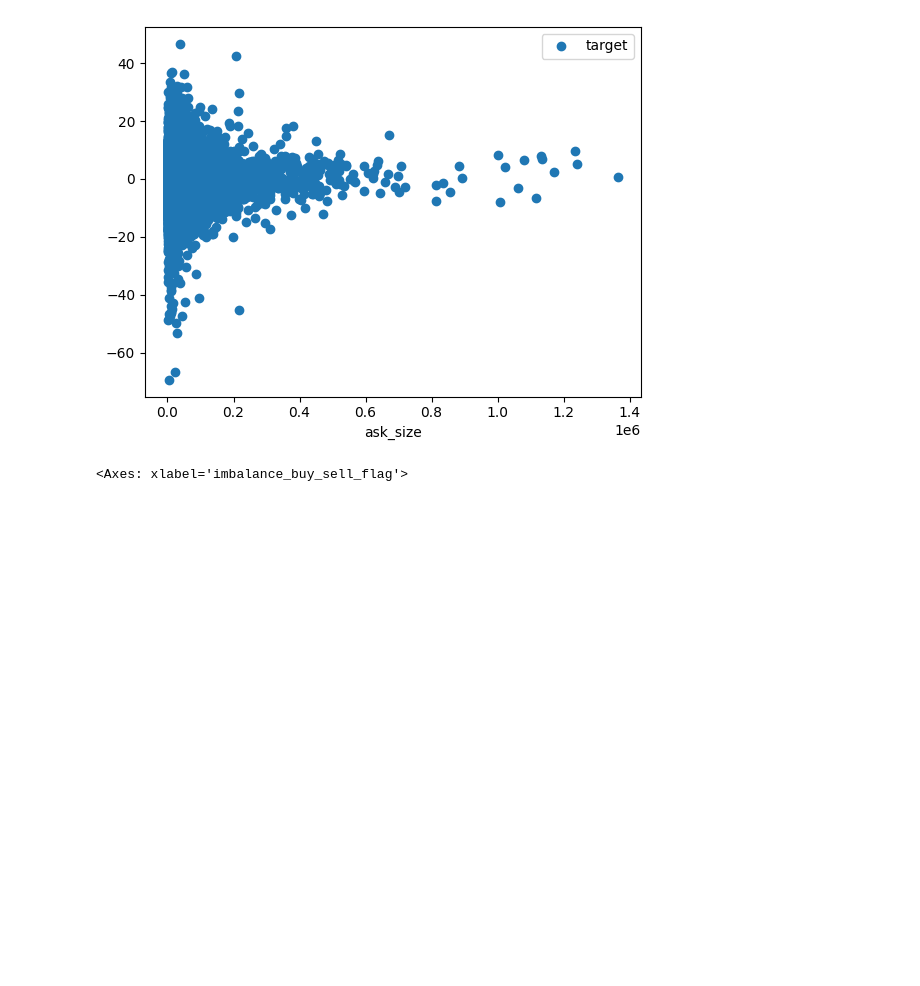
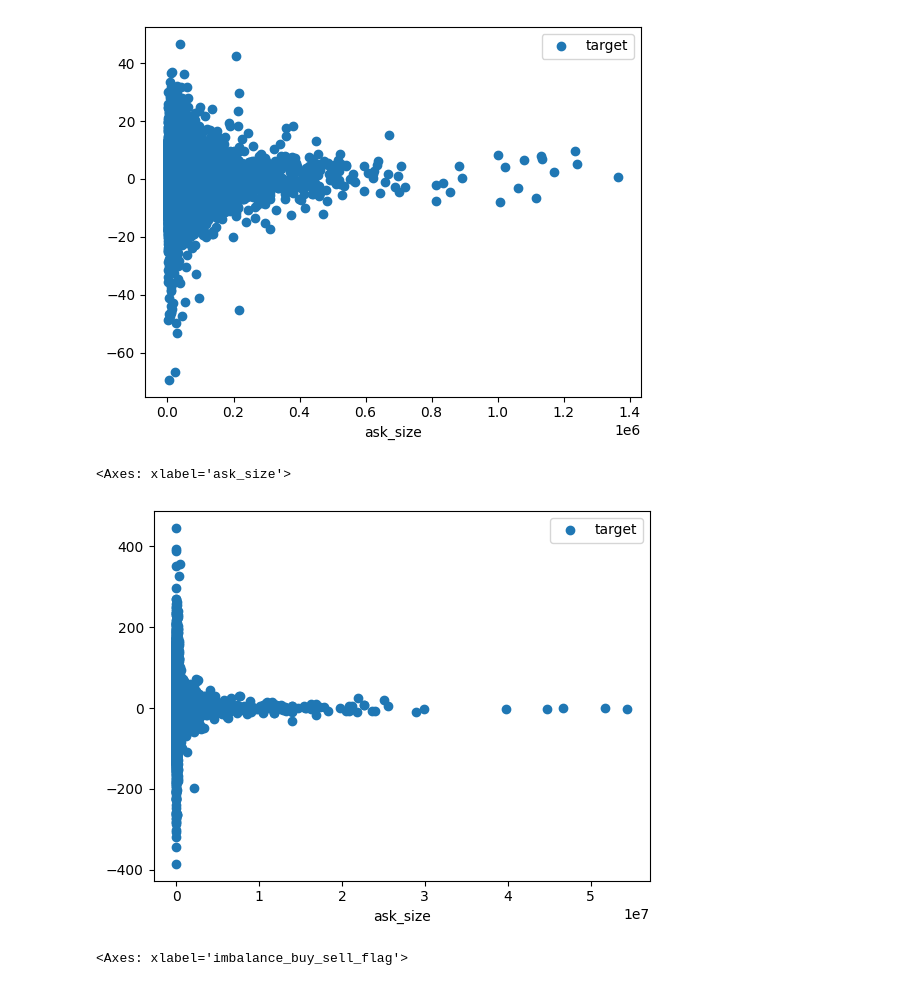
Before and after one commit to florencetsang/optiver2023, a Jupyter notebook: florence/optiver_2023.ipynb, the cells around one changed output. Saved outputs shown, nothing was run; the diff lists cells and outputs as text; code cells hidden in the pictures; blank space fills up the shorter version.

```diff
--- a/florence/optiver_2023.ipynb
+++ b/florence/optiver_2023.ipynb
@@ -123,6 +193,11 @@ first_stock.plot(x='ask_size', y='target', style='o')
 # %% [output]
 <Axes: xlabel='ask_size'>
 [figure]
+# %%
+df_train_[~((df_train_["stock_id"]==0) & (df_train_["date_id"] ==0))].plot(x='ask_size', y='target', style='o')
+# %% [output]
+<Axes: xlabel='ask_size'>
+[figure, added]
 # %%
 first_stock.plot(x='imbalance_buy_sell_flag', y='target', style='o')
 # %% [output]
```
Also changed, not shown: parts of 19 cells of this notebook.
